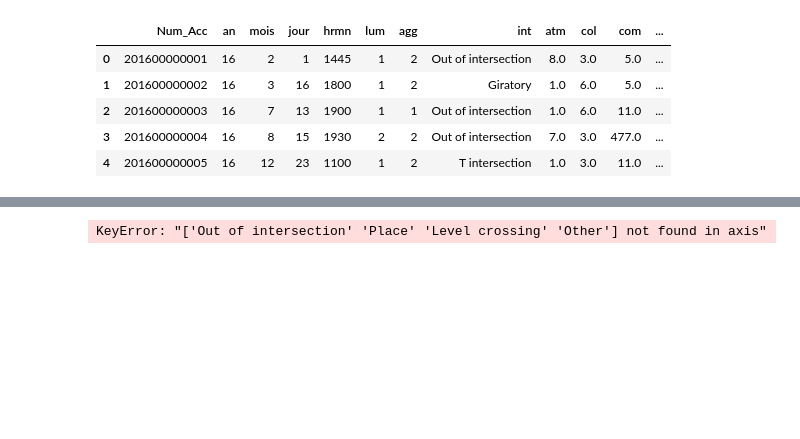
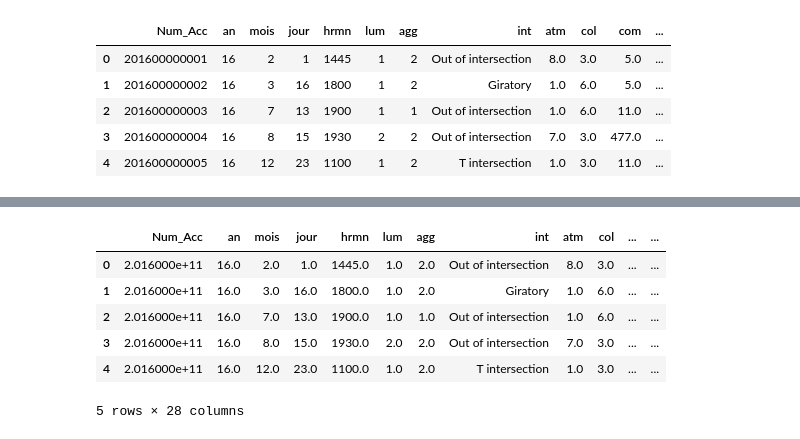
Before and after one commit to danpeczek/france-accidents, a Jupyter notebook: What is the safest type of intersection.ipynb, the cells around one changed output, grey strips where cells are left out. Cells and saved outputs as stored; diff of their text form; code cells hidden in the pictures; blank space fills up the shorter version.

```diff
--- a/What is the safest type of intersection.ipynb
+++ b/What is the safest type of intersection.ipynb
@@ -77,9 +74,16 @@ So it looks like the biggest number of accidents is not on the intersection, but
-# %%
-# plt.clf()
-# ax = sns.countplot(y = 'int', data=caracteristics.drop(['Out of intersection', 'Place', 'Level crossing', 'Other'], axis=0))
-# ax.set_title('Accidents on each type of intersection')
-# ax.set_xlabel('Number of accidents')
-# plt.show()
-caracteristics.drop(['Out of intersection', 'Place', 'Level crossing', 'Other'], axis=0)
-# %% [output]
-KeyError: "['Out of intersection' 'Place' 'Level crossing' 'Other'] not found in axis"
+# %%
+users = pd.read_csv('data/users.csv', encoding='latin1')
+users['grav']= users['grav'].astype(str)
+users['grav'] = users['grav'].replace({'1': 'unscathed', '2': 'killed', '3': 'hospitalized', '4': 'light injury'})
+users['grav'] = pd.Categorical(users['grav'], ['unscathed', 'light injury', 'hospitalized', 'killed'])
+
+dataset = pd.concat([caracteristics, users],axis=1)
+dataset.head()
+# %% [output]
+|  | Num_Acc | an | mois | jour | hrmn | lum | agg | int | atm | col | ... | ... |
+| 0 | 2.016000e+11 | 16.0 | 2.0 | 1.0 | 1445.0 | 1.0 | 2.0 | Out of intersection | 8.0 | 3.0 | ... | ... |
+| 1 | 2.016000e+11 | 16.0 | 3.0 | 16.0 | 1800.0 | 1.0 | 2.0 | Giratory | 1.0 | 6.0 | ... | ... |
+| 2 | 2.016000e+11 | 16.0 | 7.0 | 13.0 | 1900.0 | 1.0 | 1.0 | Out of intersection | 1.0 | 6.0 | ... | ... |
+| 3 | 2.016000e+11 | 16.0 | 8.0 | 15.0 | 1930.0 | 2.0 | 2.0 | Out of intersection | 7.0 | 3.0 | ... | ... |
+| 4 | 2.016000e+11 | 16.0 | 12.0 | 23.0 | 1100.0 | 1.0 | 2.0 | T intersection | 1.0 | 3.0 | ... | ... |
+5 rows × 28 columns
```
Also changed, not shown: parts of 4 cells of this notebook, 1 other file.
